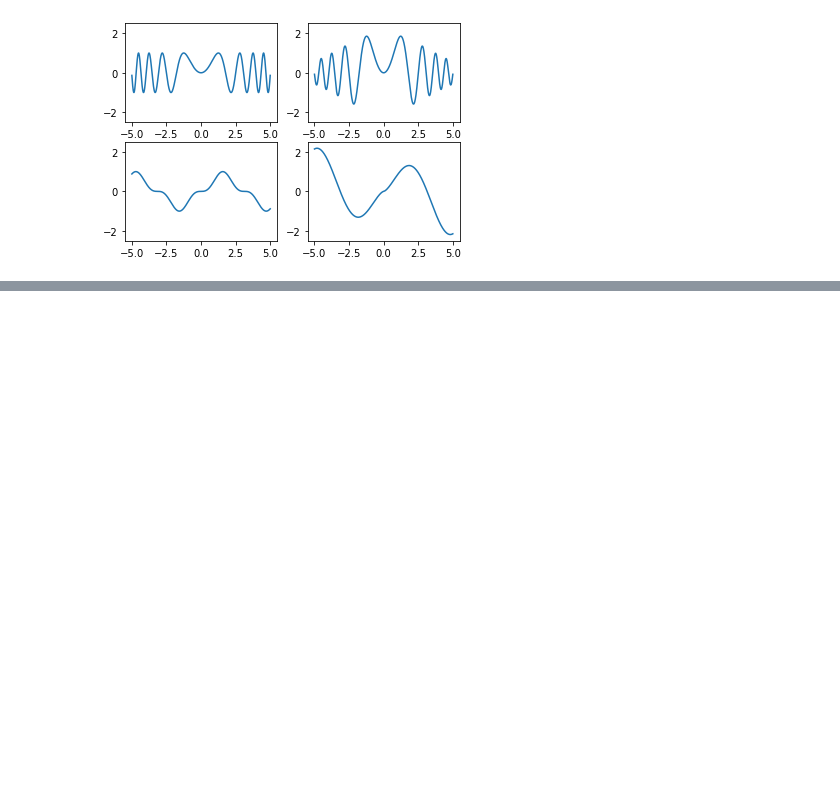
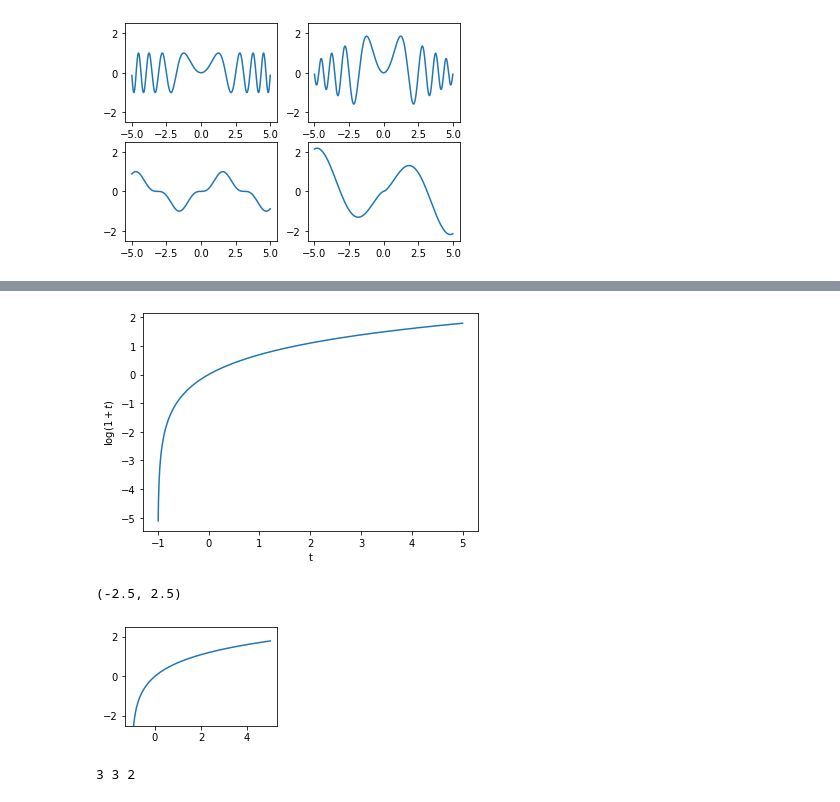
Before and after one commit to diohabara/signal_processing.py, a Jupyter notebook: chapter1.ipynb, the cells around one changed output, grey strips where cells are left out. Cells and saved outputs as stored; diff of their text form; code cells hidden in the pictures; blank space fills up the shorter version.

```diff
--- a/chapter1.ipynb
+++ b/chapter1.ipynb
@@ -86,0 +136,25 @@ plt.show()
+# %%
+# 1.4(2)
+t = np.linspace(-1, 5, 1000)[1:]
+# pyplot
+plt.plot(t, np.log(1 + t))
+plt.xlabel("t")
+plt.ylabel("$\log (1 + t)$")
+plt.show()
+
+# object
+fig = plt.figure()
+x2 = np.log(1 + t)
+ax2 = fig.add_subplot(2, 2, 1)
+ax2.plot(t, x2)
+ax2.set_ylim(-2.5, 2.5)
+# %% [output]
+[figure, added]
+(-2.5, 2.5)
+[figure, added]
+# %%
+# 1.5
+C = np.array([[1, 2], [3, 4], [5, 6]])
+print(len(C), C.shape[0], C.shape[1])
+# %% [output]
+3 3 2
```
Also changed, not shown: parts of 20 cells of this notebook, 2 other files.
